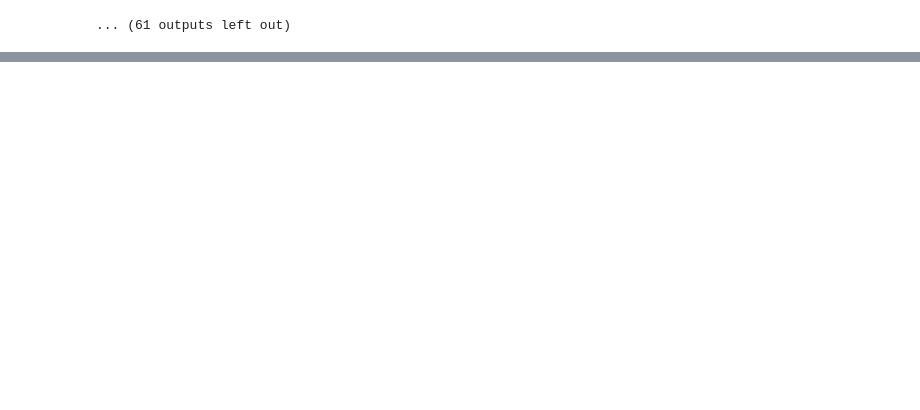
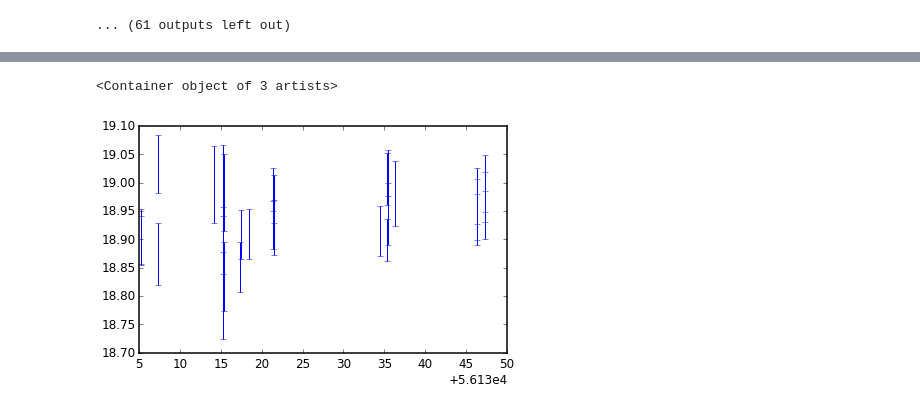
Before and after one commit to ebellm/ztf_summerschool_2015, a Jupyter notebook: notebooks/Making_a_Lightcurve.ipynb, the cells around one changed output, grey strips where cells are left out. Saved outputs shown, nothing was run; the diff lists cells and outputs as text; code cells hidden in the pictures; blank space fills up the shorter version.

```diff
--- a/notebooks/Making_a_Lightcurve.ipynb
+++ b/notebooks/Making_a_Lightcurve.ipynb
@@ -107,0 +106,5 @@ mags.max()
+# %%
+# mask obviously bad mags
+wbad = (mags < 10) | (mags > 25)
+mags[wbad] = np.ma.masked
+magerrs[wbad] = np.ma.masked
@@ -107,0 +114,6 @@ mags.max()
+# %%
+source_idx = 14
+plt.errorbar(mjds, mags[source_idx,:],magerrs[source_idx,:],fmt='none')
+# %% [output]
+<Container object of 3 artists>
+[figure, added]
```
Also changed, not shown: parts of 11 cells of this notebook.
